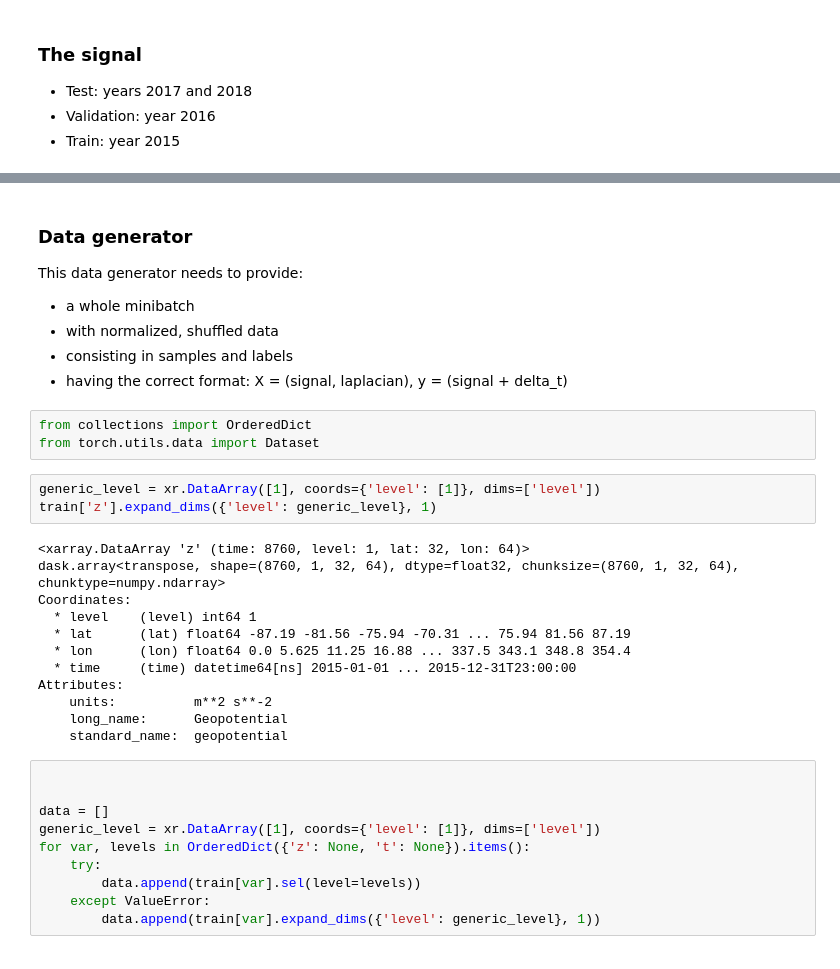
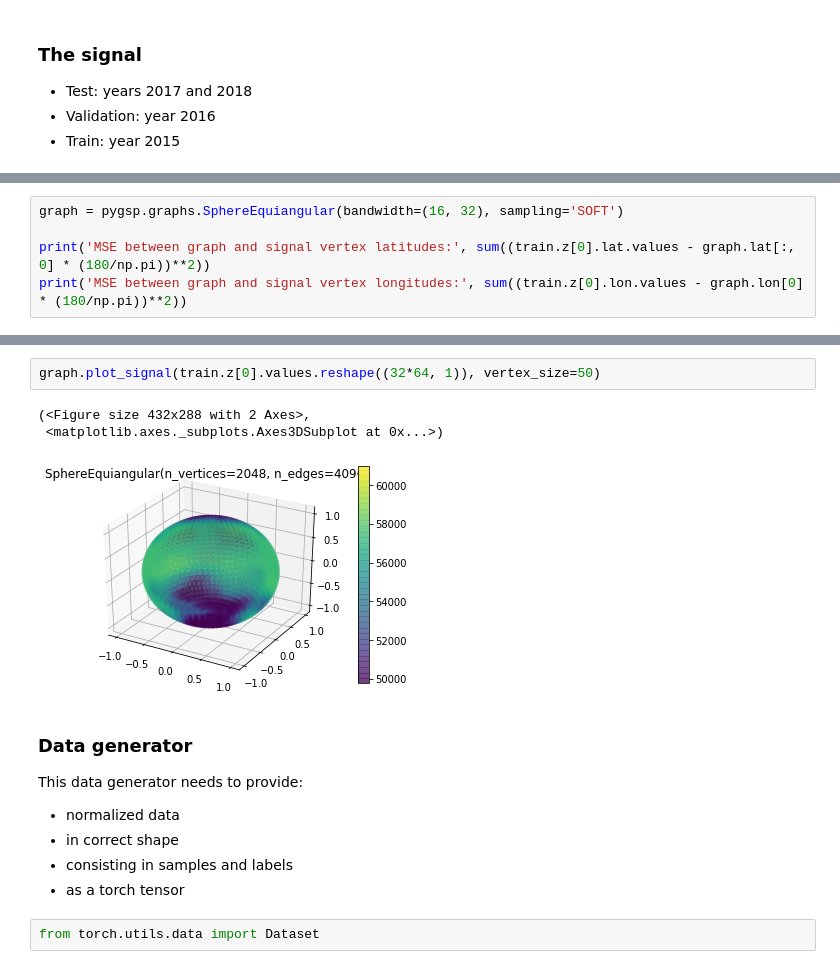
Before and after one commit to deepsphere/deepsphere-weather, a Jupyter notebook: notebooks/data_processing.ipynb, the cells around one changed output, grey strips where cells are left out. Cells and saved outputs as stored; diff of their text form.

```diff
--- a/notebooks/data_processing.ipynb
+++ b/notebooks/data_processing.ipynb
@@ -98,0 +123,5 @@ TO DO:
+# %%
+graph = pygsp.graphs.SphereEquiangular(bandwidth=(16, 32), sampling='SOFT')
+
+print('MSE between graph and signal vertex latitudes:', sum((train.z[0].lat.values - graph.lat[:, 0] * (180/np.pi))**2))
+print('MSE between graph and signal vertex longitudes:', sum((train.z[0].lon.values - graph.lon[0] * (180/np.pi))**2))
@@ -99,36 +147,16 @@ TO DO:
+# %%
+graph.plot_signal(train.z[0].values.reshape((32*64, 1)), vertex_size=50)
+# %% [output]
+(<Figure size 432x288 with 2 Axes>,
+ <matplotlib.axes._subplots.Axes3DSubplot at 0x...>)
+[figure, added]
 # %% [markdown]
 ### Data generator
 
 This data generator needs to provide:
-- a whole minibatch
-- with normalized, shuffled data
+- normalized data
+- in correct shape
 - consisting in samples and labels
-- having the correct format: X = (signal, laplacian), y = (signal + delta_t)
+- as a torch tensor
 # %%
-from collections import OrderedDict
 from torch.utils.data import Dataset
-# %%
-generic_level = xr.DataArray([1], coords={'level': [1]}, dims=['level'])
-train['z'].expand_dims({'level': generic_level}, 1)
-# %% [output]
-<xarray.DataArray 'z' (time: 8760, level: 1, lat: 32, lon: 64)>
-dask.array<transpose, shape=(8760, 1, 32, 64), dtype=float32, chunksize=(8760, 1, 32, 64), chunktype=numpy.ndarray>
-Coordinates:
-  * level    (level) int64 1
-  * lat      (lat) float64 -87.19 -81.56 -75.94 -70.31 ... 75.94 81.56 87.19
-  * lon      (lon) float64 0.0 5.625 11.25 16.88 ... 337.5 343.1 348.8 354.4
-  * time     (time) datetime64[ns] 2015-01-01 ... 2015-12-31T23:00:00
-Attributes:
-    units:          m**2 s**-2
-    long_name:      Geopotential
-    standard_name:  geopotential
-# %%
-
-
-data = []
-generic_level = xr.DataArray([1], coords={'level': [1]}, dims=['level'])
-for var, levels in OrderedDict({'z': None, 't': None}).items():
-    try:
-        data.append(train[var].sel(level=levels))
-    except ValueError:
-        data.append(train[var].expand_dims({'level': generic_level}, 1))
```
Also changed, not shown: parts of 24 cells of this notebook.
